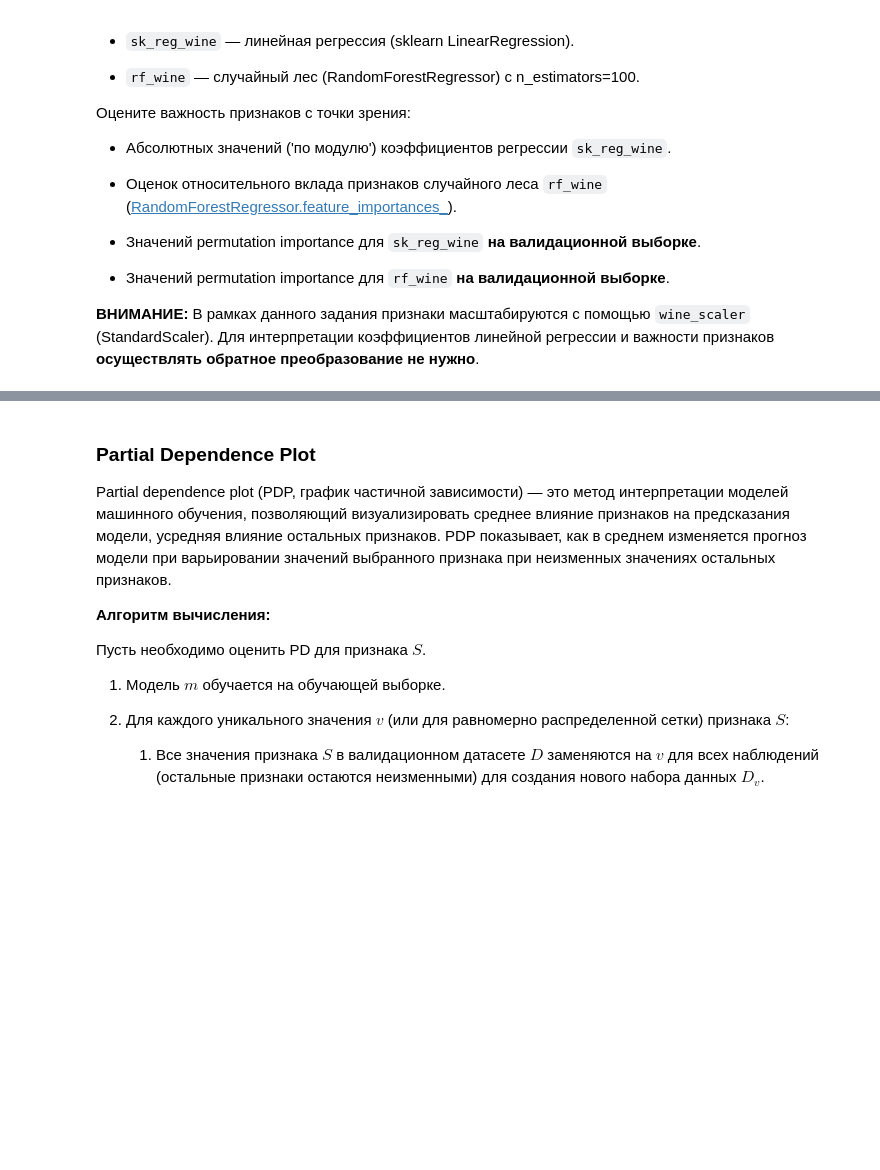
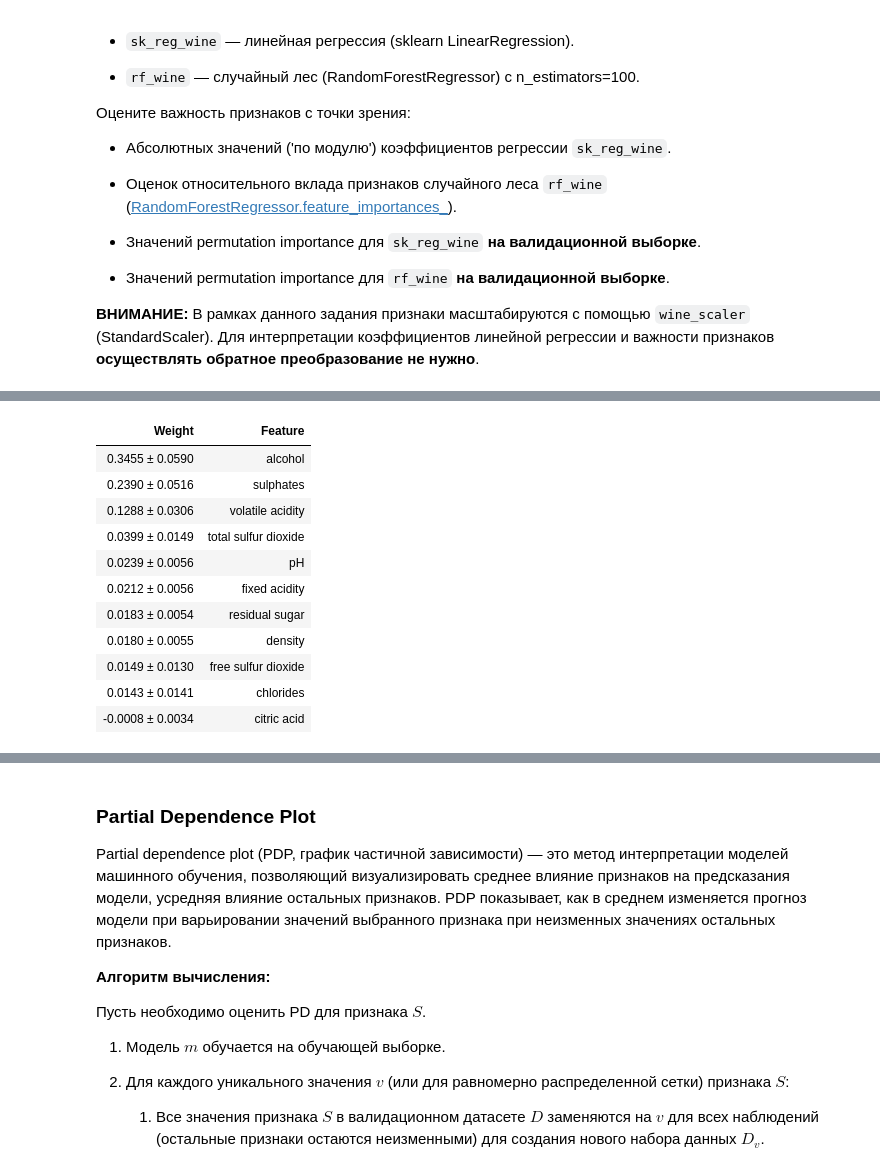
Before and after one commit to ml2me/study, a Jupyter notebook: classic_ML/7/07.Задание.ipynb, the cells around one changed output, grey strips where cells are left out. Cells and saved outputs as stored; diff of their text form; code cells hidden in the pictures; blank space fills up the shorter version.

```diff
--- a/classic_ML/7/07.Задание.ipynb
+++ b/classic_ML/7/07.Задание.ipynb
@@ -253,12 +353,29 @@ rf_wine = ...
 # %%
 # Оцените важность признаков rf_wine с помощью permutation importance на валидационной выборке
 # Не забудьте зафиксировать RANDOM_STATE
 
 n_iter = 5
 
-perm_rf_wine = ...
-
-eli5.show_weights(...)
+perm_rf_wine = PermutationImportance(
+    estimator=rf_wine,
+    n_iter=n_iter,
+    random_state=RANDOM_STATE
+)
+perm_rf_wine.fit(X_wine_val, y_wine_val)
+eli5.show_weights(perm_rf_wine, feature_names=X_wine_val.columns.tolist())
+# %% [output]
+| Weight | Feature |
+| 0.3455 ± 0.0590 | alcohol |
+| 0.2390 ± 0.0516 | sulphates |
+| 0.1288 ± 0.0306 | volatile acidity |
+| 0.0399 ± 0.0149 | total sulfur dioxide |
+| 0.0239 ± 0.0056 | pH |
+| 0.0212 ± 0.0056 | fixed acidity |
+| 0.0183 ± 0.0054 | residual sugar |
+| 0.0180 ± 0.0055 | density |
+| 0.0149 ± 0.0130 | free sulfur dioxide |
+| 0.0143 ± 0.0141 | chlorides |
+| -0.0008 ± 0.0034 | citric acid |
 # %%
 # Создайте DataFrame с оценками важности признаков с точки зрения:
 #   1. Абсолютных значений ('по модулю') коэффициентов регрессии sk_reg_wine
```
Also changed, not shown: parts of 15 cells of this notebook.
